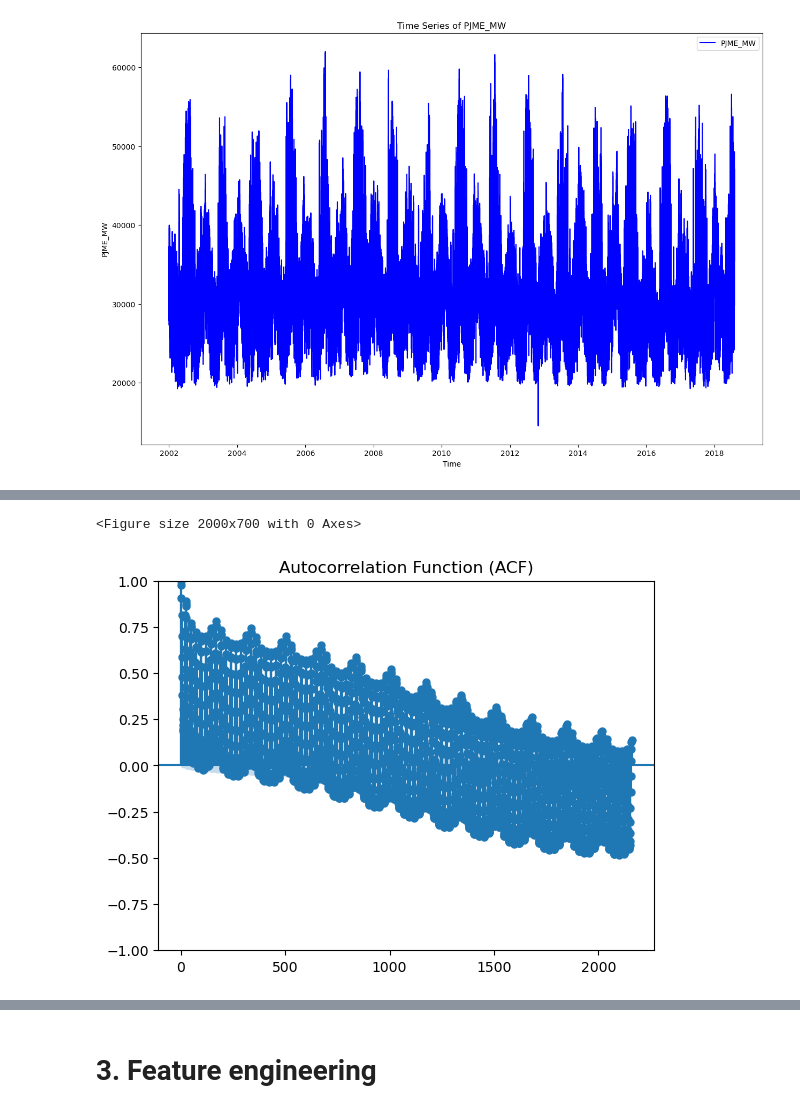
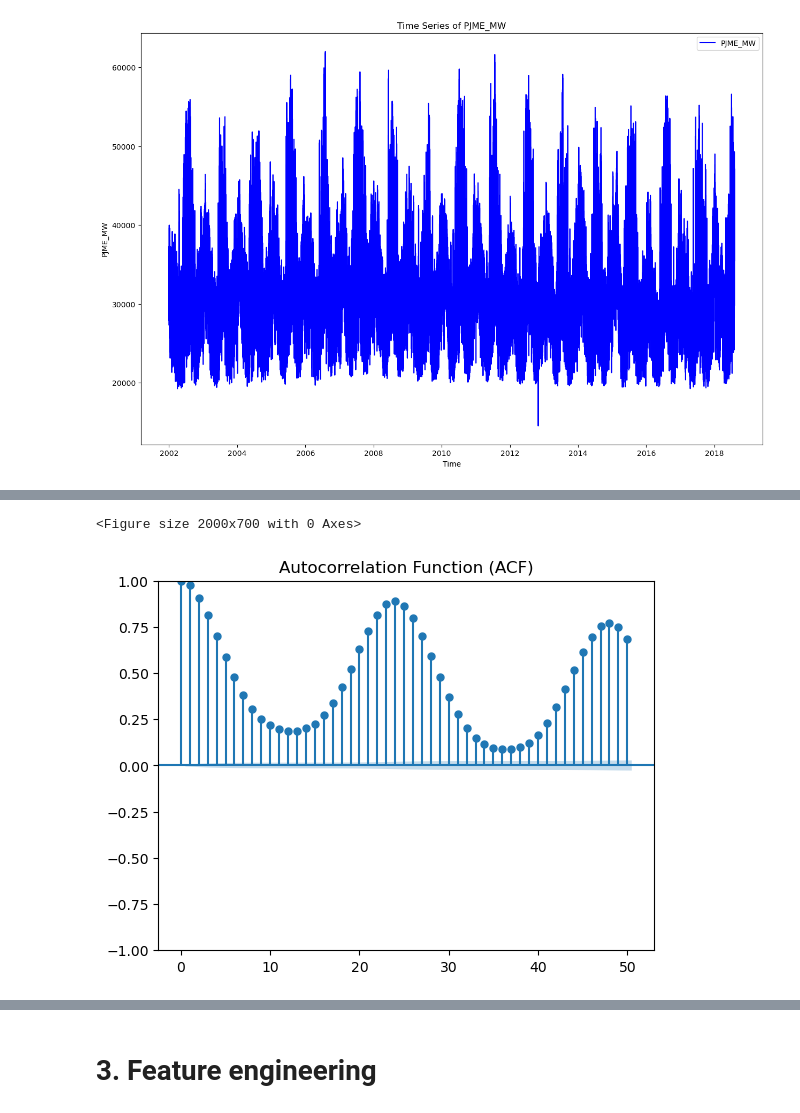
Before and after one commit to peerapat-t/Hourly-energy-consumption-prediction, a Jupyter notebook: Housely energy consumption prediction.ipynb, the cells around one changed output, grey strips where cells are left out. Cells and saved outputs as stored; diff of their text form; code cells hidden in the pictures.

```diff
--- a/Housely energy consumption prediction.ipynb
+++ b/Housely energy consumption prediction.ipynb
@@ -182,8 +199,8 @@ plt.show()
 # %%
 plt.figure(figsize=(20, 7))
-plot_acf(df['PJME_MW'], lags=2160)
+plot_acf(df['PJME_MW'], lags=50)
 plt.title('Autocorrelation Function (ACF)')
 plt.show()
 # %% [output]
 <Figure size 2000x700 with 0 Axes>
-[figure, old version]
+[figure, new version]
```
Also changed, not shown: parts of 28 cells of this notebook.
